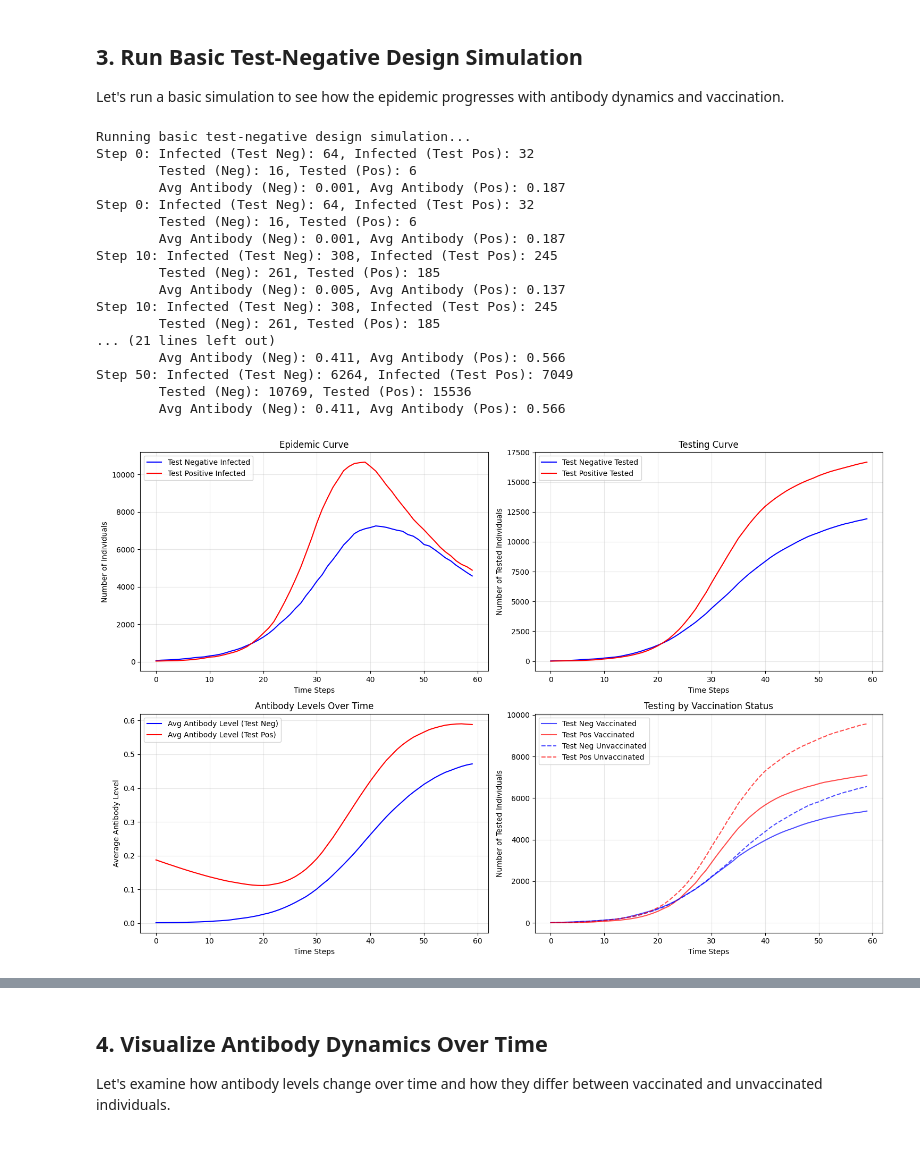
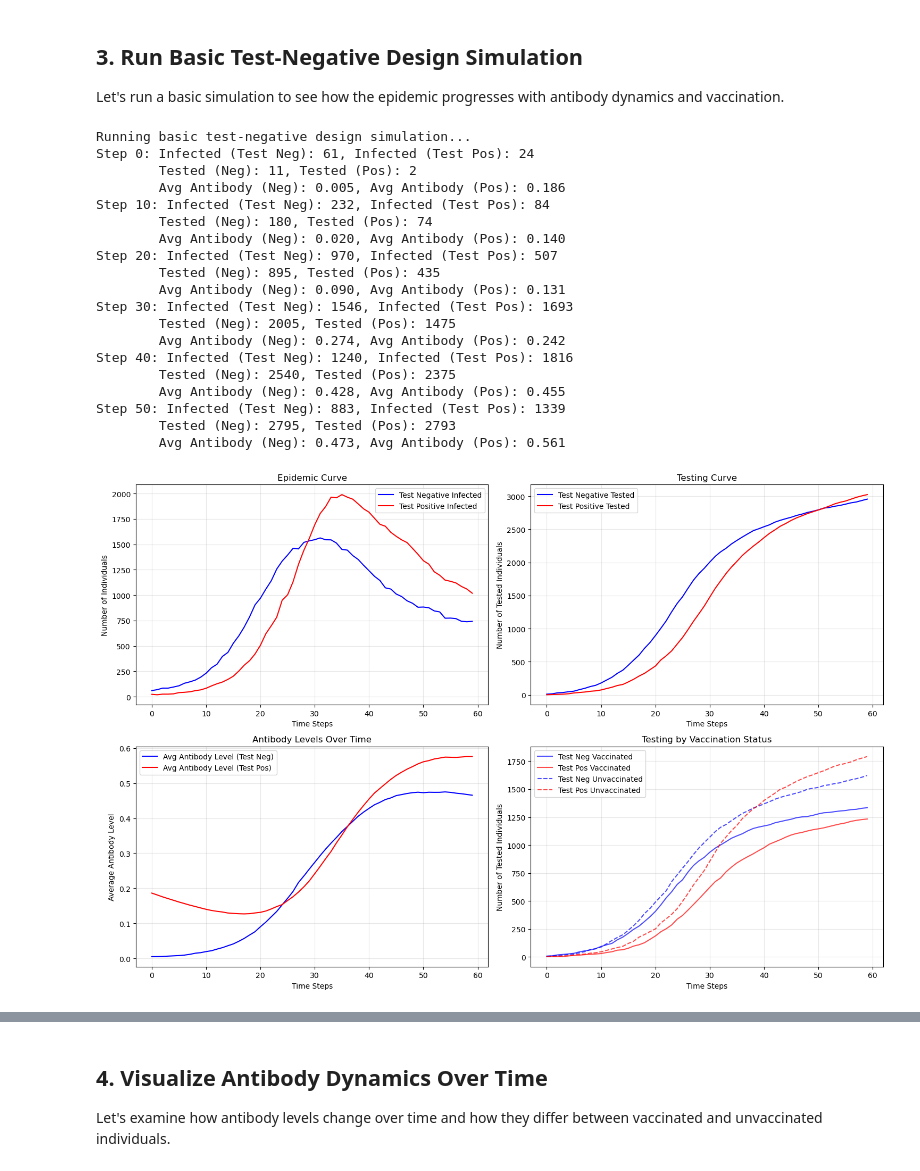
Before and after one commit to boyercb/antibody-tnd, a Jupyter notebook: test_negative_antibody_simulation.ipynb, the cells around one changed output, grey strips where cells are left out. Saved outputs shown, nothing was run; the diff lists cells and outputs as text; code cells hidden in the pictures.

```diff
--- a/test_negative_antibody_simulation.ipynb
+++ b/test_negative_antibody_simulation.ipynb
@@ -60,7 +62,7 @@ Define the default parameters for our test-negative design simulation, including
 # %%
 # Default simulation parameters
 PARAMS = {
-    'num_nodes': 50000,                     # Size of the population
+    'num_nodes': 10000,                     # Size of the population
     'edges_per_node': 10,                   # Average connections per person
     'infection_prob': (0.03, 0.04),        # Base infection probabilities (test_neg, test_pos)
     'recovery_prob': (0.15, 0.15),         # Recovery probabilities per time step
@@ -70,9 +72,10 @@ PARAMS = {
     'steps': 60,                          # Number of time steps to simulate
 
     # Antibody parameters
-    'antibody_max_vacc': 1,              # Maximum antibody level from vaccination
-    'antibody_max_inf': 1,               # Maximum antibody level from infection
+    'antibody_max_vacc': 0.99,              # Maximum antibody level from vaccination
+    'antibody_max_inf': 0.99,               # Maximum antibody level from infection
     'antibody_waning': 0.015,              # Antibody waning per time step (1.5% per step)
+    'scaled_logit': False
 }
 
 print("Simulation Parameters:")
@@ -115,59 +119,77 @@ print("Running basic test-negative design simulation...")
 G_basic, results_basic = run_simulation(
     **PARAMS,
     plot=True,
-    print_progress=True
+    print_progress=True,
 )
 
 print("\n=== BASIC SIMULATION RESULTS ===")
 if results_basic['hr_test_negative_design'] is not None:
     print(f"Test Negative Design HR (vaccination): {results_basic['hr_test_negative_design']:.3f}")
     ve_tnd = (1 - results_basic['hr_test_negative_design']) * 100
     print(f"Test Negative Design VE (vaccination): {ve_tnd:.1f}%")
 else:
     print("Test Negative Design: Could not estimate (insufficient data)")
 
 # Check if we have antibody-based protection curve
-if results_basic['protection_test_negative_design'] is not None:
+if results_basic['protection_spline'] is not None:
     print(f"\nAntibody-based Protection Curve Available: Yes")
     print(f"Antibody levels tested: {results_basic['antibody_grid']}")
-    print(f"Protection values: {results_basic['protection_test_negative_design']}")
+    print(f"Protection (spline) values: {results_basic['protection_spline']}")
+    print(f"Protection (log) values: {results_basic['protection_log']}")
 else:
     print(f"\nAntibody-based Protection Curve Available: No (insufficient data)")
 
 # Show antibody analysis results
 print(f"\n=== ANTIBODY ANALYSIS ===")
 model_results = results_basic['model_results']
-if model_results['protection_test_negative_design'] is not None:
+if model_results['protection_spline'] is not None:
     antibody_levels = model_results['antibody_grid']
-    protection = model_results['protection_test_negative_design']
+    protection = model_results['protection_spline']
 
     # Find protection at different antibody levels
     low_ab_protection = protection[1]  # Protection at 0.1 antibody level
     mid_ab_protection = protection[5]  # Protection at 0.5 antibody level
     high_ab_protection = protection[9] # Protection at 0.9 antibody level
 
     print(f"Protection at low antibody (0.1): {low_ab_protection:.3f}")
     print(f"Protection at medium antibody (0.5): {mid_ab_protection:.3f}")
     print(f"Protection at high antibody (0.9): {high_ab_protection:.3f}")
 else:
     print("Could not estimate antibody-based protection curve")
+
+if model_results['protection_log'] is not None:
+    antibody_levels = model_results['antibody_grid']
+    protection = model_results['protection_log']
+
+    # Find protection at different antibody levels
+    low_ab_protection = protection[1]  # Protection at 0.1 antibody level
+    mid_ab_protection = protection[5]  # Protection at 0.5 antibody level
+    high_ab_protection = protection[9] # Protection at 0.9 antibody level
+
+    print(f"Protection at low antibody (0.1): {low_ab_protection:.3f}")
+    print(f"Protection at medium antibody (0.5): {mid_ab_protection:.3f}")
+    print(f"Protection at high antibody (0.9): {high_ab_protection:.3f}")
+else:
+    print("Could not estimate antibody-based protection curve")
 # %% [output]
 Running basic test-negative design simulation...
-Step 0: Infected (Test Neg): 64, Infected (Test Pos): 32
-        Tested (Neg): 16, Tested (Pos): 6
-        Avg Antibody (Neg): 0.001, Avg Antibody (Pos): 0.187
-Step 0: Infected (Test Neg): 64, Infected (Test Pos): 32
-        Tested (Neg): 16, Tested (Pos): 6
-        Avg Antibody (Neg): 0.001, Avg Antibody (Pos): 0.187
-Step 10: Infected (Test Neg): 308, Infected (Test Pos): 245
-        Tested (Neg): 261, Tested (Pos): 185
-        Avg Antibody (Neg): 0.005, Avg Antibody (Pos): 0.137
-Step 10: Infected (Test Neg): 308, Infected (Test Pos): 245
-        Tested (Neg): 261, Tested (Pos): 185
-... (21 lines left out)
-        Avg Antibody (Neg): 0.411, Avg Antibody (Pos): 0.566
-Step 50: Infected (Test Neg): 6264, Infected (Test Pos): 7049
-        Tested (Neg): 10769, Tested (Pos): 15536
-        Avg Antibody (Neg): 0.411, Avg Antibody (Pos): 0.566
+Step 0: Infected (Test Neg): 61, Infected (Test Pos): 24
+        Tested (Neg): 11, Tested (Pos): 2
+        Avg Antibody (Neg): 0.005, Avg Antibody (Pos): 0.186
+Step 10: Infected (Test Neg): 232, Infected (Test Pos): 84
+        Tested (Neg): 180, Tested (Pos): 74
+        Avg Antibody (Neg): 0.020, Avg Antibody (Pos): 0.140
+Step 20: Infected (Test Neg): 970, Infected (Test Pos): 507
+        Tested (Neg): 895, Tested (Pos): 435
+        Avg Antibody (Neg): 0.090, Avg Antibody (Pos): 0.131
+Step 30: Infected (Test Neg): 1546, Infected (Test Pos): 1693
+        Tested (Neg): 2005, Tested (Pos): 1475
+        Avg Antibody (Neg): 0.274, Avg Antibody (Pos): 0.242
+Step 40: Infected (Test Neg): 1240, Infected (Test Pos): 1816
+        Tested (Neg): 2540, Tested (Pos): 2375
+        Avg Antibody (Neg): 0.428, Avg Antibody (Pos): 0.455
+Step 50: Infected (Test Neg): 883, Infected (Test Pos): 1339
+        Tested (Neg): 2795, Tested (Pos): 2793
+        Avg Antibody (Neg): 0.473, Avg Antibody (Pos): 0.561
-[figure, old version]
+[figure, new version]
 === TEST-NEGATIVE DESIGN ANALYSIS (antibody levels at time of testing) ===
```
Also changed, not shown: parts of 12 cells of this notebook, 2 other files.
